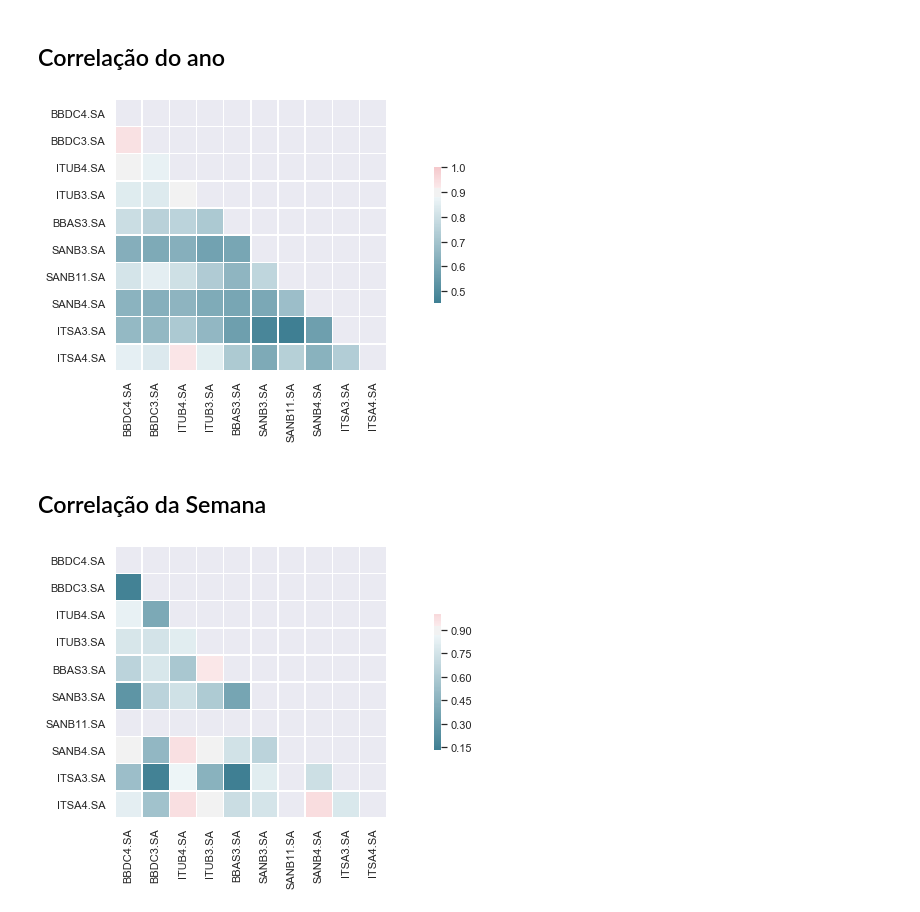
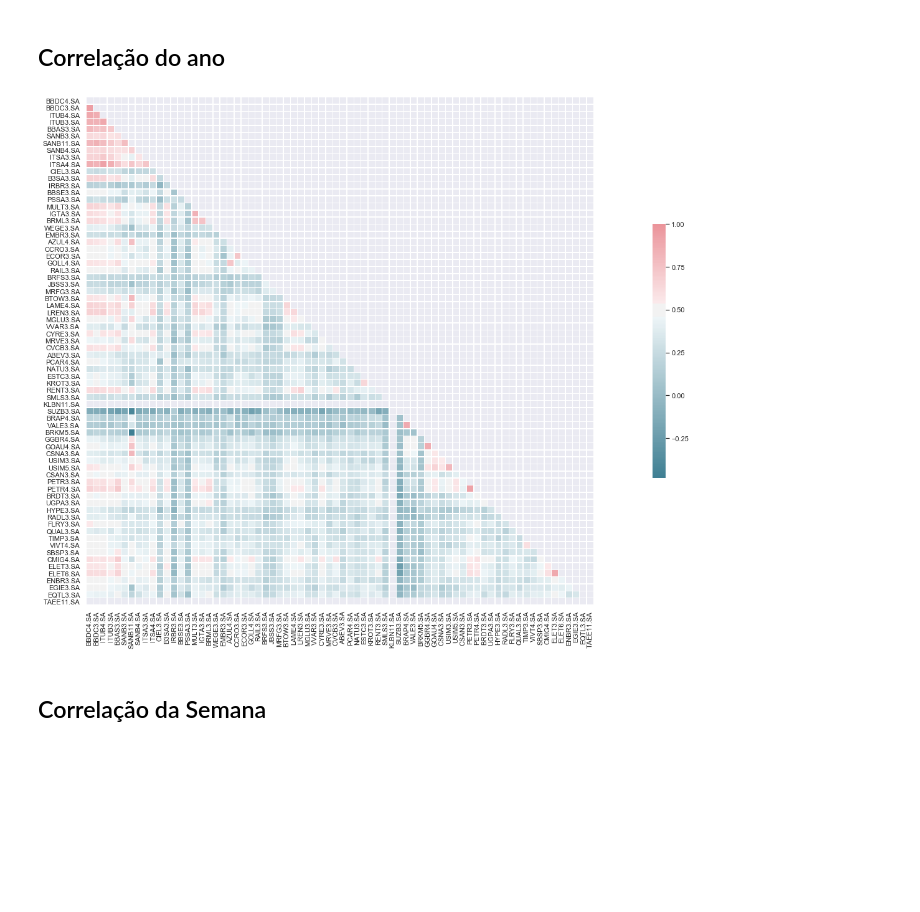
Before and after one commit to albertoivo/nossasrotas-finance, a Jupyter notebook: Long X Short.ipynb, the cells around one changed output. Saved outputs shown, nothing was run; the diff lists cells and outputs as text; code cells hidden in the pictures; blank space fills up the shorter version.

```diff
--- a/Long X Short.ipynb
+++ b/Long X Short.ipynb
@@ -30,11 +2,0 @@ def correlacao(periodo):
-# %%
-def heatmap(correlacao):
-    sns.set()
-
-    f, ax = plt.subplots(figsize=(17, 5))
-    cmap = sns.diverging_palette(220, 10, as_cmap=True)
-    mask = np.zeros_like(corr, dtype=np.bool)
-    mask[np.triu_indices_from(mask)] = True
-
-    sns.heatmap(correlacao, mask=mask, cmap=cmap, vmax=1, center=0.9,
-                square=True, linewidths=.5, cbar_kws={"shrink": .5});
@@ -41,14 +12,12 @@ def heatmap(correlacao):
 # %% [markdown]
 ## Correlação do ano
 # %%
-correlacao_ano = correlacao(last_year)
+#correlacao_ano = correlacao(acoes, last_year)
 heatmap(correlacao_ano)
 # %% [output]
-[figure, old version]
+[figure, new version]
 # %% [markdown]
 ## Correlação da Semana
 # %%
-correlacao_semana = correlacao(last_week)
-heatmap(correlacao_semana)
+correlacao_semana = correlacao(acoes, last_week)
+# heatmap(correlacao_semana)
-# %% [output]
-[figure, removed]
```
Also changed, not shown: parts of 7 cells of this notebook, 6 other files.
